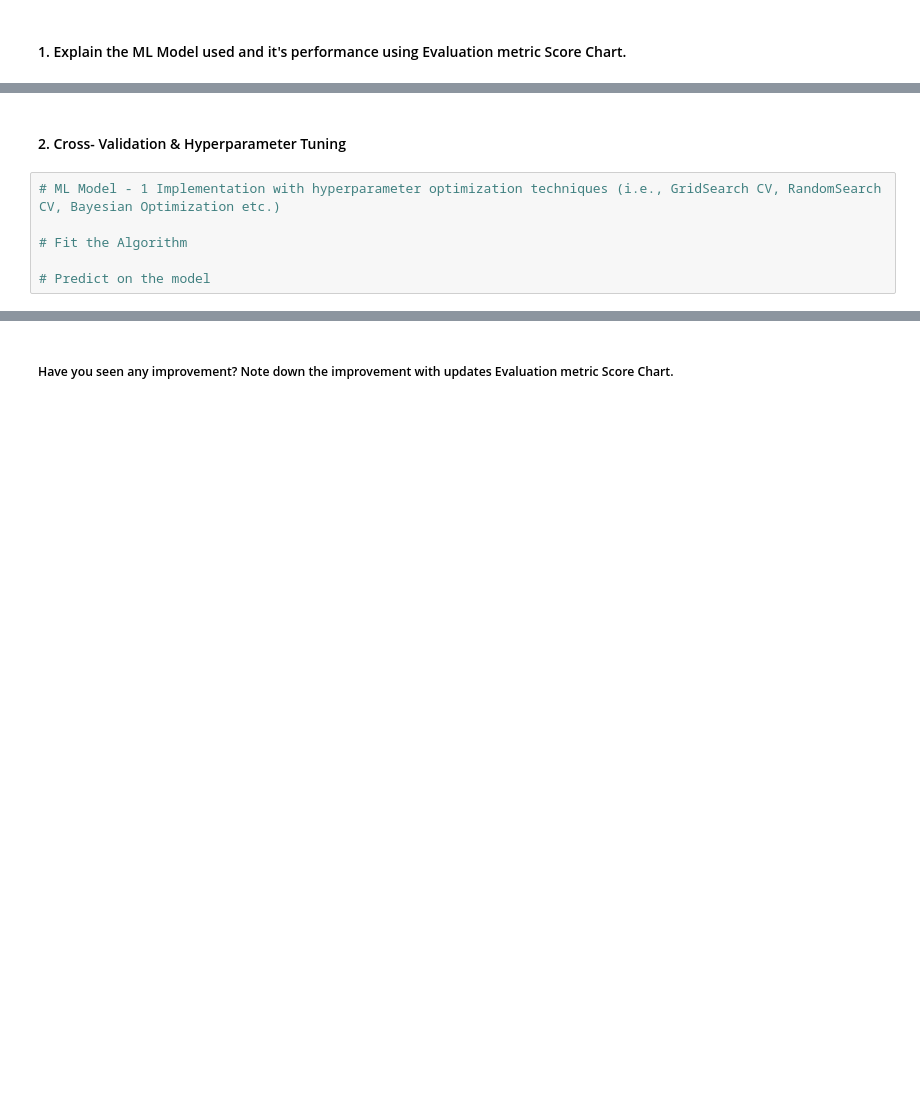
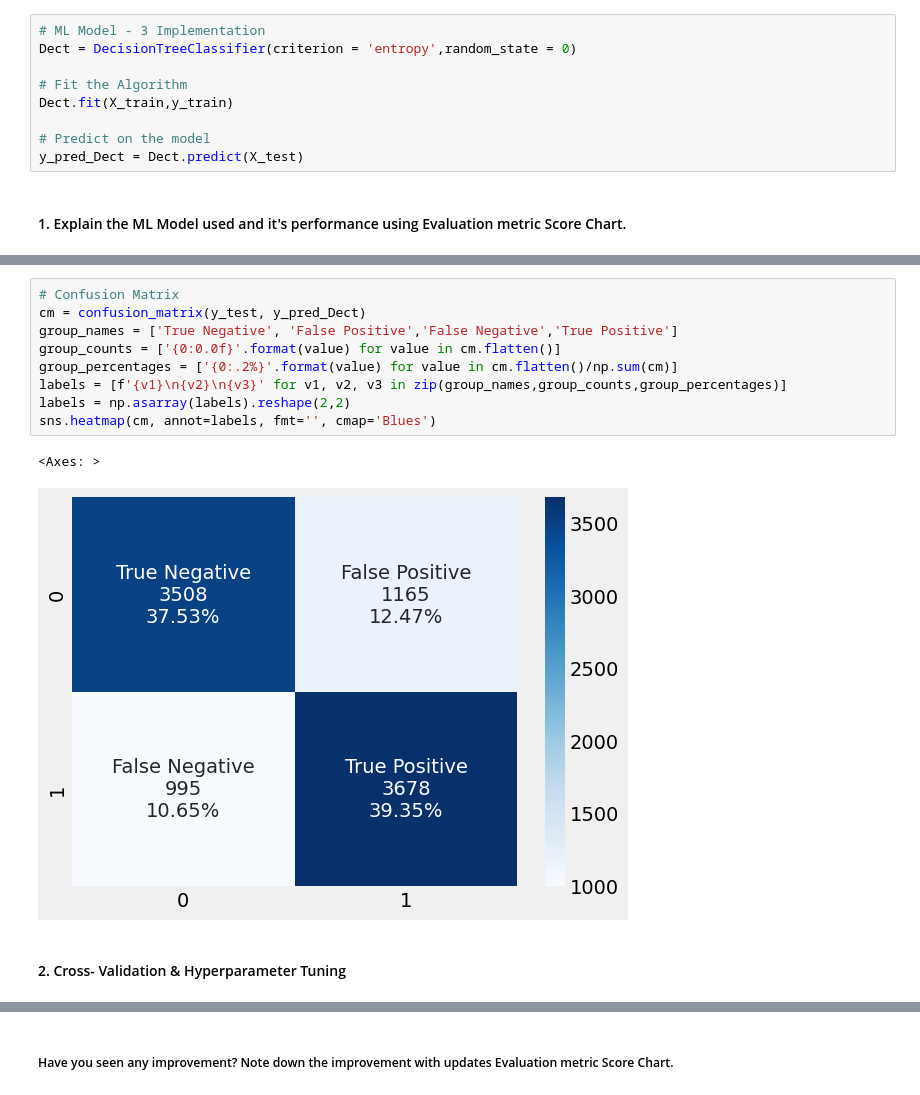
Before and after one commit to sourav03dutta/Credit-Card-Default-Prediction, a Jupyter notebook: Credit_Card_Default_Prediction.ipynb, the cells around one changed output, grey strips where cells are left out. Drawn from its saved outputs; the diff is of its cells as text; blank space fills up the shorter version.

```diff
--- a/Credit_Card_Default_Prediction.ipynb
+++ b/Credit_Card_Default_Prediction.ipynb
@@ -981,2 +1259,11 @@ Answer Here.
+# %%
+# ML Model - 3 Implementation
+Dect = DecisionTreeClassifier(criterion = 'entropy',random_state = 0)
+
+# Fit the Algorithm
+Dect.fit(X_train,y_train)
+
+# Predict on the model
+y_pred_Dect = Dect.predict(X_test)
 # %% [markdown]
 #### 1. Explain the ML Model used and it's performance using Evaluation metric Score Chart.
@@ -985,8 +1284,14 @@ Answer Here.
+# %%
+# Confusion Matrix
+cm = confusion_matrix(y_test, y_pred_Dect)
+group_names = ['True Negative', 'False Positive','False Negative','True Positive']
+group_counts = ['{0:0.0f}'.format(value) for value in cm.flatten()]
+group_percentages = ['{0:.2%}'.format(value) for value in cm.flatten()/np.sum(cm)]
+labels = [f'{v1}\n{v2}\n{v3}' for v1, v2, v3 in zip(group_names,group_counts,group_percentages)]
+labels = np.asarray(labels).reshape(2,2)
+sns.heatmap(cm, annot=labels, fmt='', cmap='Blues')
+# %% [output]
+<Axes: >
+[figure, added]
 # %% [markdown]
 #### 2. Cross- Validation & Hyperparameter Tuning
-# %%
-# ML Model - 1 Implementation with hyperparameter optimization techniques (i.e., GridSearch CV, RandomSearch CV, Bayesian Optimization etc.)
-
-# Fit the Algorithm
-
-# Predict on the model
```
Also changed, not shown: parts of 119 cells of this notebook.
